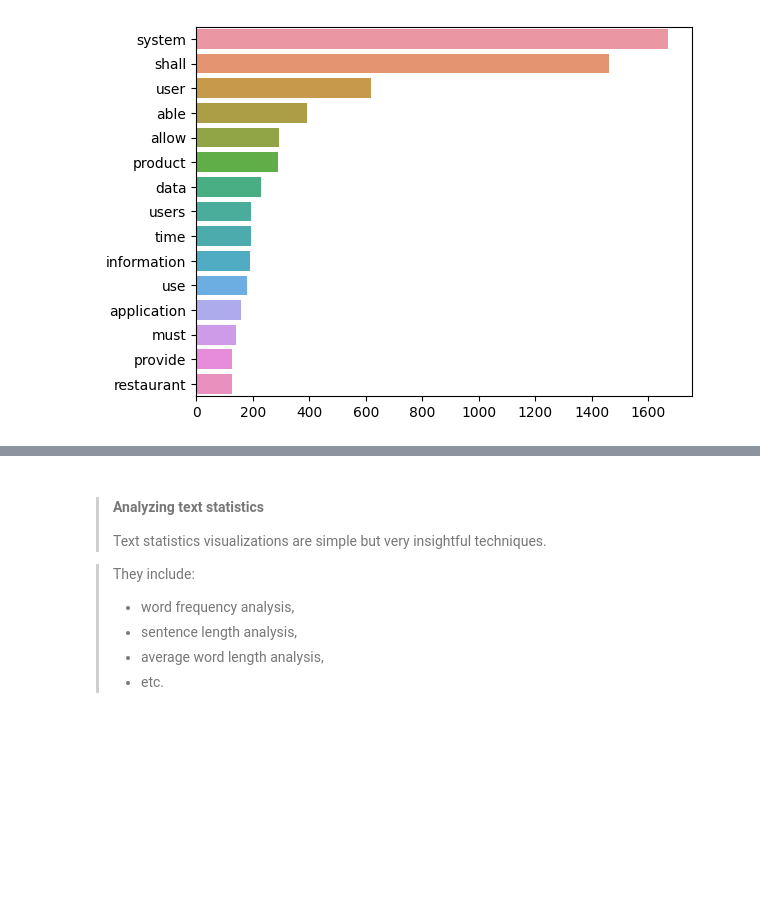
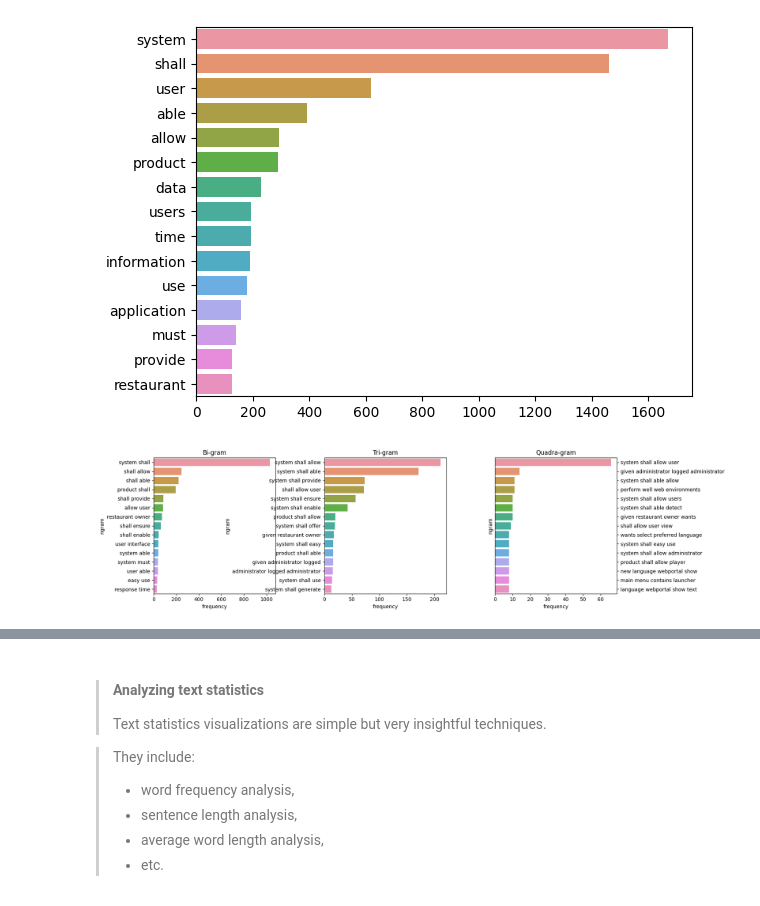
Before and after one commit to priyanshujha98/Cloud-Service-Recommender, a Jupyter notebook: code.ipynb, the cells around one changed output, grey strips where cells are left out. Cells and saved outputs as stored; diff of their text form; code cells hidden in the pictures; blank space fills up the shorter version.

```diff
--- a/code.ipynb
+++ b/code.ipynb
@@ -169,3 +171,35 @@ sns.barplot(x = frequency, y = words)
 # %% [output]
 <Axes: >
 [figure]
+# %%
+from sklearn.feature_extraction.text import CountVectorizer
+def convert_ngram(ngram_range):
+    vec = CountVectorizer(stop_words= list(stop), ngram_range=ngram_range)
+    # Matrix of ngrams
+    bow = vec.fit_transform(final_df["text_clean"])
+    # Count frequency of ngrams
+    count_values = bow.toarray().sum(axis=0)
+    # Create DataFrame from ngram frequencies
+    ngram_freq = pd.DataFrame(sorted([(count_values[i], k) for k, i in vec.vocabulary_.items()], reverse = True))
+    ngram_freq.columns = ["frequency", "ngram"]
+    return ngram_freq
+
+bi_ngram = convert_ngram((2,2))
+tri_gram = convert_ngram((3,3))
+qudra_gram = convert_ngram((4,4))
+fig, axis = plt.subplots(1,3)
+sns.barplot(data=bi_ngram, y=bi_ngram['ngram'][:15],x=bi_ngram['frequency'][:15], ax=axis[0])
+sns.barplot(data=tri_gram, y=tri_gram['ngram'][:15],x=tri_gram['frequency'][:15], ax=axis[1])
+sns.barplot(data=qudra_gram, y=qudra_gram['ngram'][:15],x=qudra_gram['frequency'][:15], ax=axis[2])
+
+axis[0].set_title('Bi-gram')
+axis[1].set_title('Tri-gram')
+axis[2].set_title('Quadra-gram')
+axis[2].yaxis.tick_right()
+plt.subplots_adjust(left=0.5,
+                    bottom=0.1,
+                    right=2.5,
+                    wspace=0.4,
+                    hspace=0.4)
+# %% [output]
+[figure, added]
```
Also changed, not shown: parts of 2 cells of this notebook.
